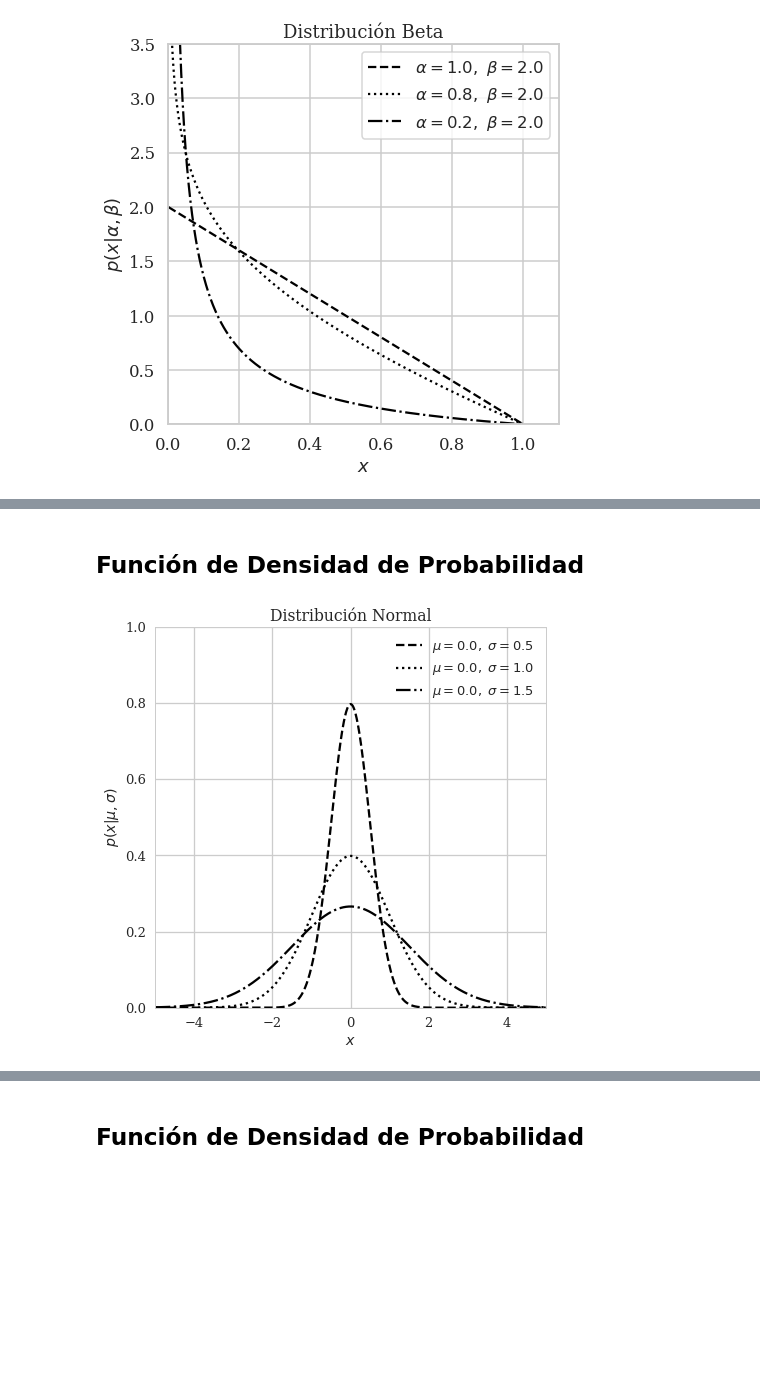
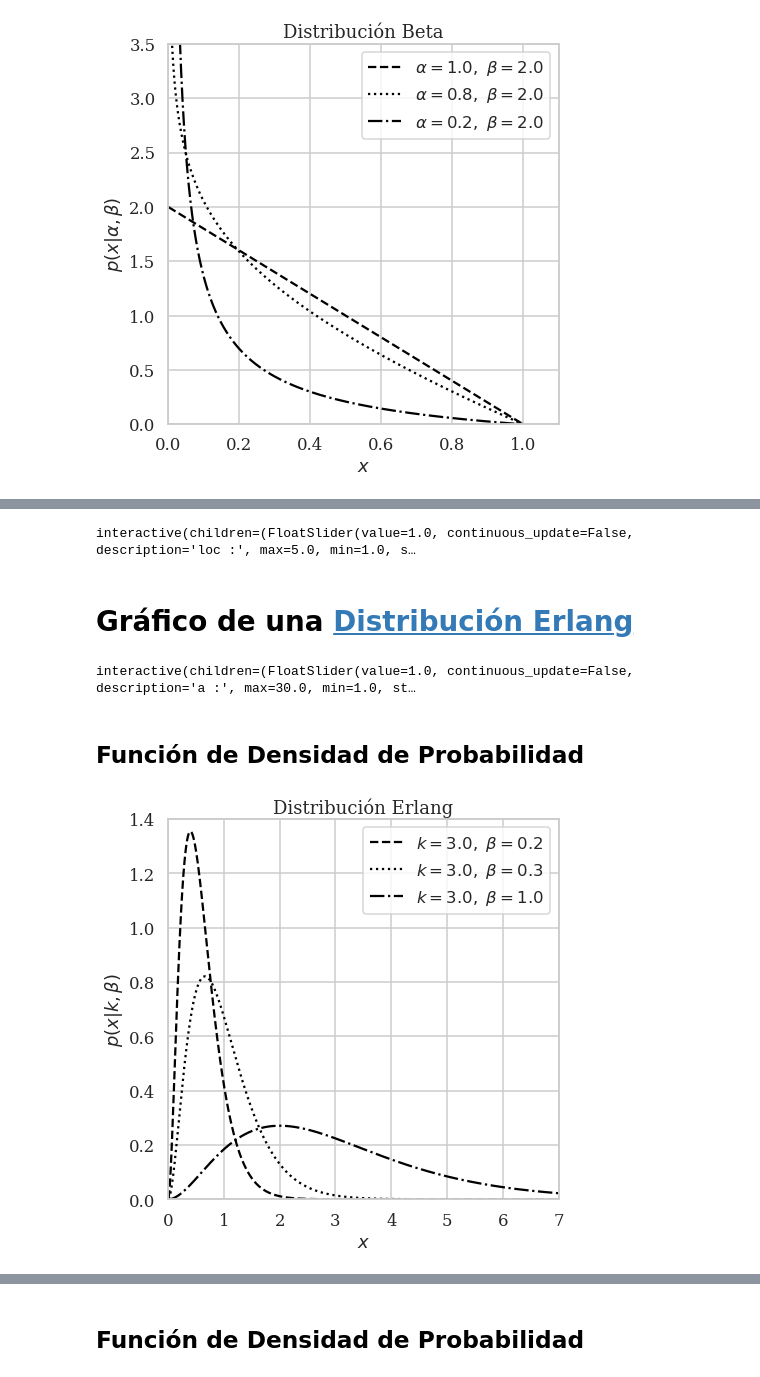
Before and after one commit to rodelafue/Simulacion-UDEC, a Jupyter notebook: Distribuciones Continuas.ipynb, the cells around one changed output, grey strips where cells are left out. Saved outputs shown, nothing was run; the diff lists cells and outputs as text; code cells hidden in the pictures; blank space fills up the shorter version.

Commit message:
changes on continuous distributions

```diff
--- a/Distribuciones Continuas.ipynb
+++ b/Distribuciones Continuas.ipynb
@@ -399,32 +607,80 @@ If you're reading this message in another frontend (for example, a static render
+# %%
+#Erlang Distribution
+x = np.linspace(-1, 15, 1002)[1:-1]
+def interactive_exponential(loc,lam):
+    plt.figure(figsize=(8,8))
+    dist = stats.expon(loc=loc, scale=1/lam)
+    v=dist.pdf(x)
+    m = np.max(v)
+    plt.plot(x, v, c='black',
+    label=r'$loc=%.1f,\ \lambda=%.1f$' % (loc,lam))
+    plt.ylim(0, m+0.2*m)
+    plt.xlabel('$x$')
+    plt.ylabel(r'$p(x|loc,\lambda)$')
+    plt.title(r'Distribución Exponencial')
+    plt.show()
+
+
+input1Float = widgets.FloatSlider(value=0, min=1, max=5, step=1, description="loc :", orientation="horizontal",continuous_update=False)
+input2Float = widgets.FloatSlider(value=1, min=0.5, max=10, step=0.01, description="lambda :", orientation="horizontal",continuous_update=False)
+
+widgets.interactive(interactive_exponential, loc=input1Float, lam=input2Float)
+# %% [output]
+interactive(children=(FloatSlider(value=1.0, continuous_update=False, description='loc :', max=5.0, min=1.0, s…
+# %% [markdown]
+# Gráfico de una [Distribución Erlang](https://en.wikipedia.org/wiki/Erlang_distribution)
+# %%
+def interactive_erlang_histogram(a,b,samples,bins):
+    plt.figure(figsize=(5,5))
+    distribution = stats.erlang(a=a, scale=b)
+    aleatorios = distribution.rvs(samples)
+    cuenta, cajas, ignorar = plt.hist(aleatorios, bins)
+    plt.xlabel('$x$')
+    plt.ylabel('frecuencia')
+    plt.title('Distribución Erlang')
+    plt.legend(loc='best')
+    plt.show()
+
+
+input1Float = widgets.FloatSlider(value=1, min=1, max=30, step=1, description="a :", orientation="horizontal",continuous_update=False)
+input2Float = widgets.FloatSlider(value=1, min=1, max=10, step=0.01, description="scale :", orientation="horizontal",continuous_update=False)
+input3Float = widgets.IntSlider(value=500, min=100, max=10000, step=50, description="samples :", orientation="horizontal", readout=True,
+                readout_format='d',disabled=False, continuous_update=False)
+input4Float = widgets.IntSlider(value=10, min=5, max=50, step=1, description="bins :", orientation="horizontal", readout=True,
+                readout_format='d',disabled=False, continuous_update=False)
+
+widgets.interactive(interactive_erlang_histogram, a=input1Float, b=input2Float, samples=input3Float, bins=input4Float)
+# %% [output]
+interactive(children=(FloatSlider(value=1.0, continuous_update=False, description='a :', max=30.0, min=1.0, st…
 # %% [markdown]
 ## Función de Densidad de Probabilidad
 # %%
-# Normal Distribution
+# Erlang Distribution
 # Probability Density Function
-mean = [0,0,0]
-std = [0.5,1,1.5]
+k = [3,3,3]
+beta = [0.2,0.33,1]
 linestyles = ['--', ':', '-.']
-x = np.linspace(-5, 5, 1002)[1:-1]
+x = np.linspace(0, 7, 1002)[1:-1]
 
 #------------------------------------------------------------
 # plot the distributions
 fig, ax = plt.subplots(figsize=(7,7))
 
-for a, b, ls in zip(mean, std, linestyles):
-    dist = stats.norm(loc=a, scale=b)
+for a, b, ls in zip(k, beta, linestyles):
+    dist = stats.erlang(a=a, scale=b)
 
     plt.plot(x, dist.pdf(x), ls=ls, c='black',
-             label=r'$\mu=%.1f,\ \sigma=%.1f$' % (a, b))
+             label=r'$k=%.1f,\ \beta=%.1f$' % (a, b))
 
-plt.xlim(-5, 5)
-plt.ylim(0, 1)
+plt.xlim(0, 7)
+plt.ylim(0, 1.4)
 
 plt.xlabel('$x$')
-plt.ylabel(r'$p(x|\mu,\sigma)$')
-plt.title(r'Distribución Normal')
+plt.ylabel(r'$p(x|k,\beta)$')
+plt.title(r'Distribución Erlang')
 
 plt.legend(loc='best')
-#fig.savefig('normalPDF.pdf')
+fig.savefig('Erlang.pdf')
 plt.show()
 # %% [output]
-[figure, old version]
+[figure, new version]
```
Also changed, not shown: parts of 47 cells of this notebook, 3 other files.
